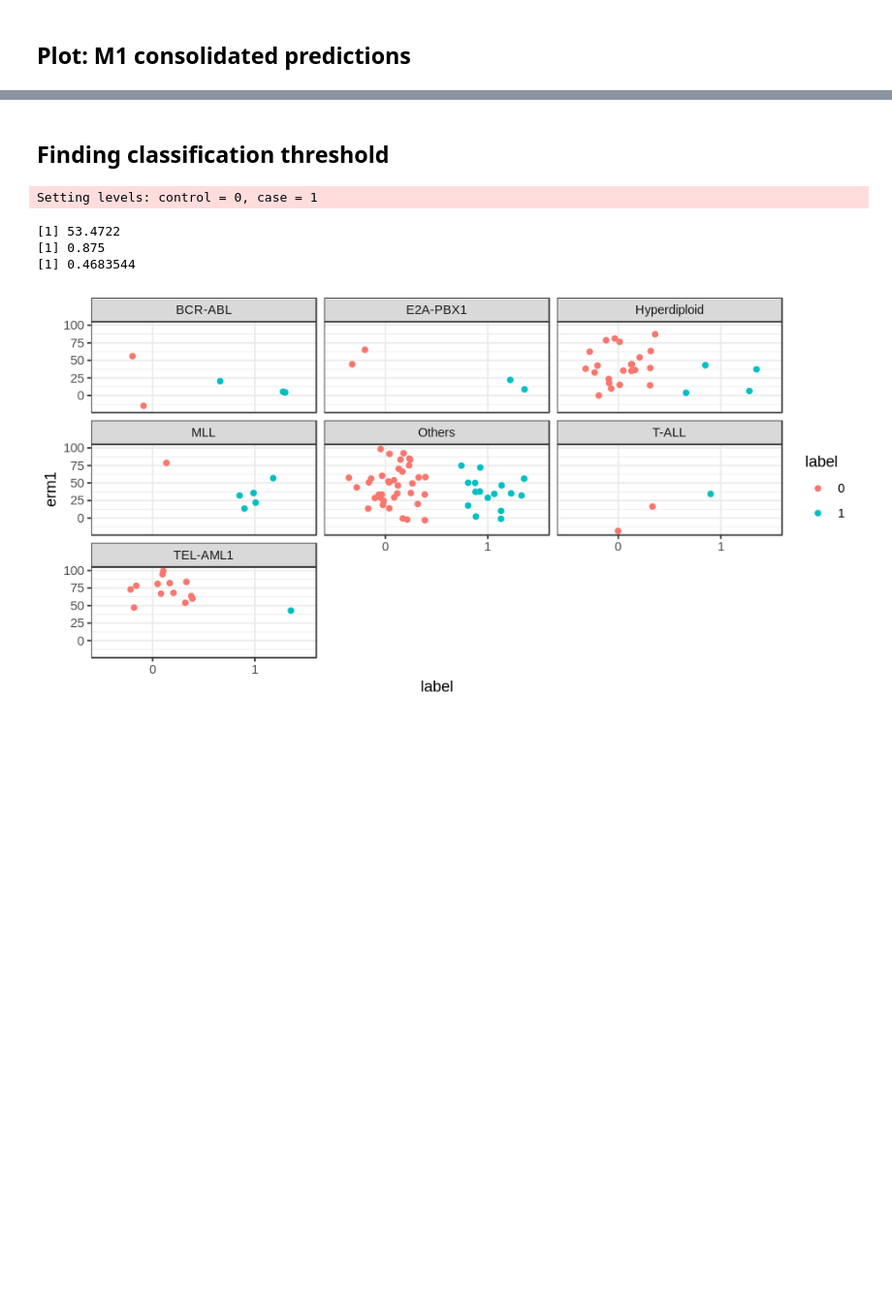
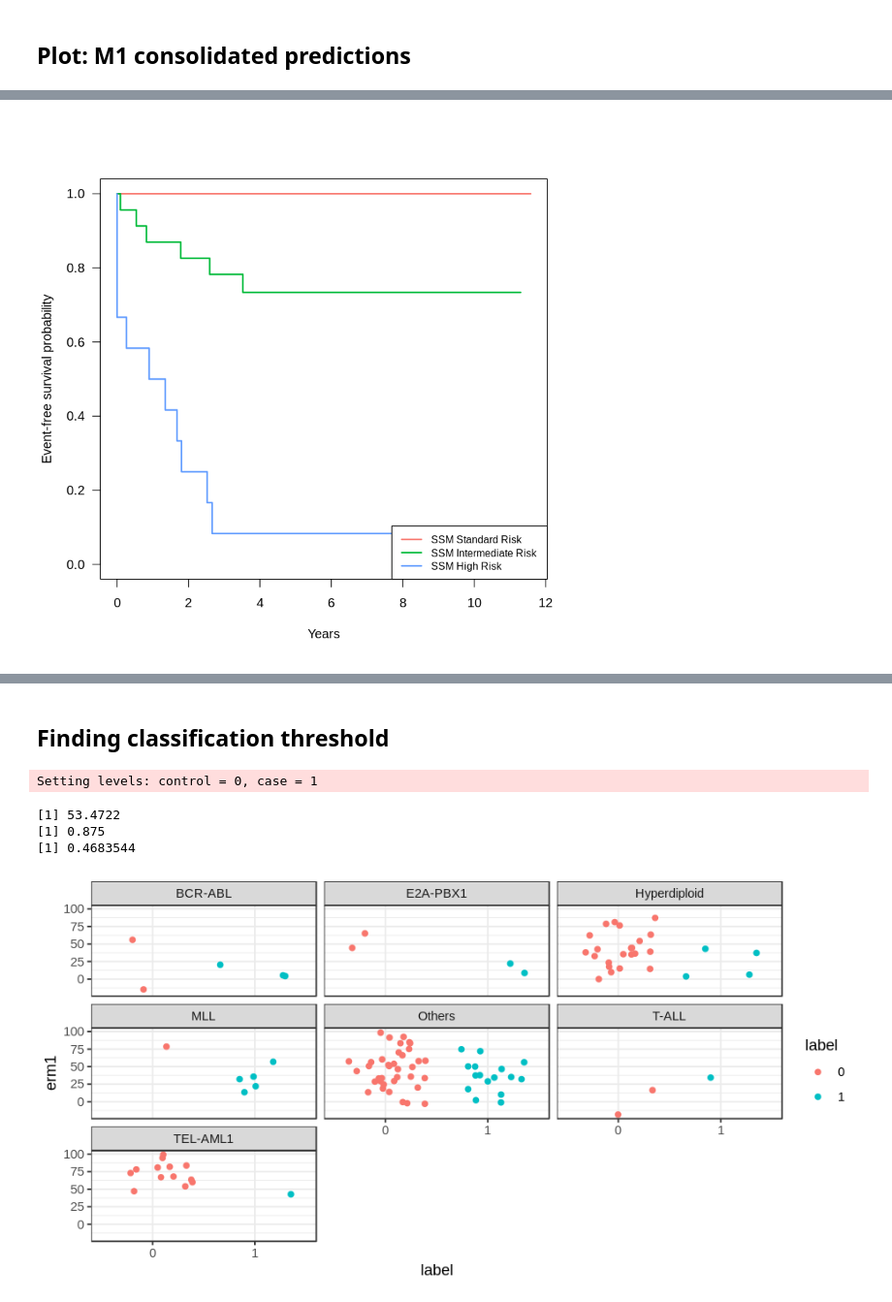
Before and after one commit to dblux/relapse_prediction, a Jupyter notebook: sandbox-model1_proportion.ipynb, the cells around one changed output, grey strips where cells are left out. Shown at 97% size. Drawn from its saved outputs; the diff is of its cells as text; code cells hidden in the pictures; blank space fills up the shorter version.

```diff
--- a/sandbox-model1_proportion.ipynb
+++ b/sandbox-model1_proportion.ipynb
@@ -1847,0 +1939,5 @@ ggsave(WPATH, p_train_mrd, width = 6, height = 4)
+# %%
+library(survival)
+
+SURV_RPATH <- "data/GSE67684/processed/metadata/pid-mrd_label_efs_subtype.tsv"
+surv_annot <- read.table(SURV_RPATH, sep = "\t")
@@ -1847,0 +1952,14 @@ ggsave(WPATH, p_train_mrd, width = 6, height = 4)
+# %%
+# Subset alltrain set
+surv_alltrain <- surv_annot1[rownames(p_train_concat), ]
+# %%
+# Discretise p(remission|x)
+p_cat <- character(nrow(p_train_concat))
+p_cat[p_train_concat$p > 0.5] <- "SR"
+p_cat[p_train_concat$p <= 0.5] <- "IR"
+p_cat[p_train_concat$p <= 0.25] <- "HR"
+p_cat <- as.factor(p_cat)
+# Reverse levels
+p_cat1 <- factor(p_cat, levels = rev(levels(p_cat)))
+names(p_cat1) <- rownames(p_train_concat)
+print(p_cat1)
@@ -1847,0 +2010,26 @@ ggsave(WPATH, p_train_mrd, width = 6, height = 4)
+# %%
+km_p <- survfit(Surv(years, event_code != 0) ~ p_cat1,
+                  data = surv_alltrain)
+
+# # Plot: Kaplan-Meier
+# WPATH <- "~/Dropbox/temp/km-p_alltrain.pdf"
+# pdf(WPATH, width = 5, height = 5.5)
+
+COL <- ggplot_palette(3)
+plot(
+  km_p, col= COL, las = 1, lwd = 2,
+  xlab = "Years", ylab = "Event-free survival probability"
+)
+legend(
+  "bottomright", col = COL,
+  legend = c(
+    "SSM Standard Risk",
+    "SSM Intermediate Risk",
+    "SSM High Risk"
+  ),
+  bg = "white", lwd = 2, lty = 1, cex = 0.8
+)
+
+# dev.off()
+# %% [output]
+[figure, added]
```
Also changed, not shown: parts of 106 cells of this notebook, 14 other files.
